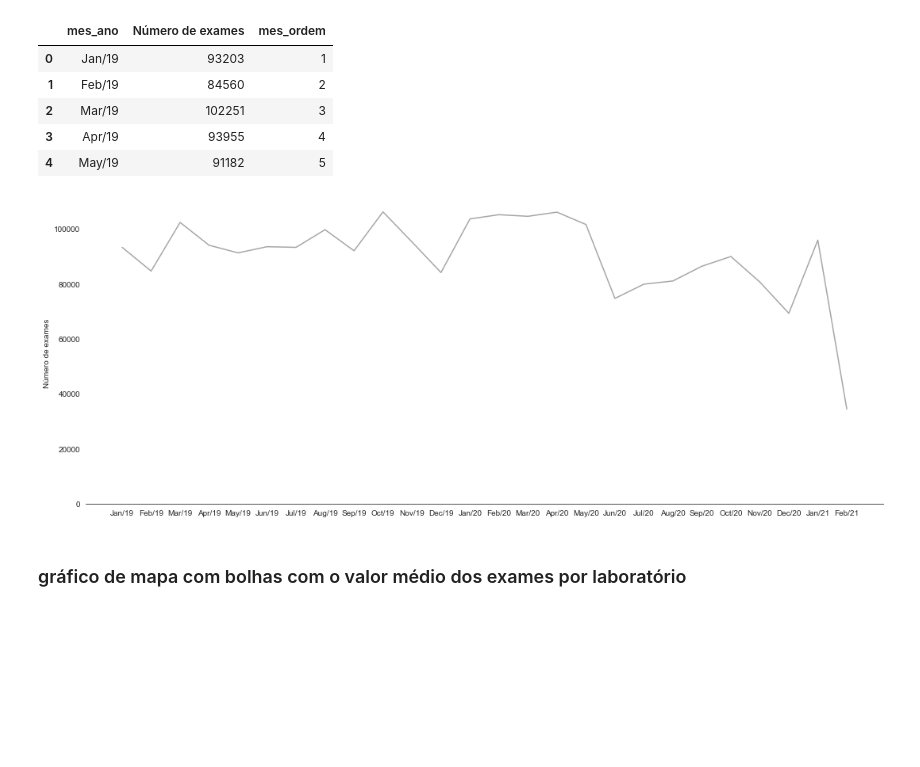
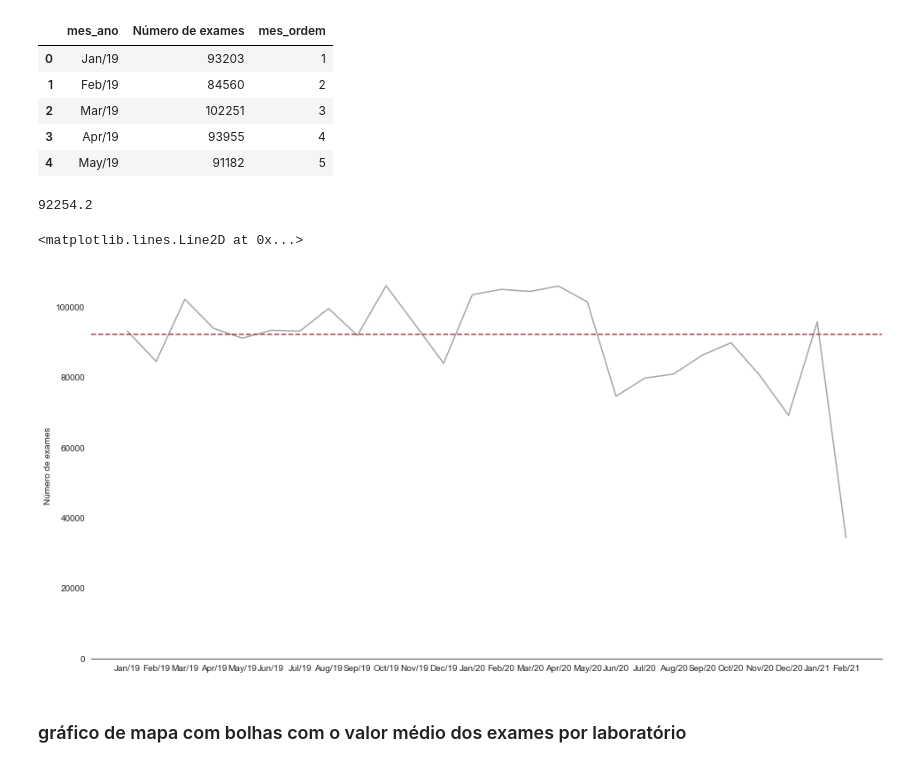
Before and after one commit to leticiafaria7/case-elogroup, a Jupyter notebook: 3_graficos-complementares.ipynb, the cells around one changed output. Cells and saved outputs as stored; diff of their text form; code cells hidden in the pictures; blank space fills up the shorter version.

```diff
--- a/3_graficos-complementares.ipynb
+++ b/3_graficos-complementares.ipynb
@@ -62,21 +62,31 @@ exames_mes2.head()
 | 2 | Mar/19 | 102251 | 3 |
 | 3 | Apr/19 | 93955 | 4 |
 | 4 | May/19 | 91182 | 5 |
+# %%
+# número médio de exames, excluindo fev 2021
+exames_mes2[exames_mes2['mes_ano'] != 'Feb/21']['Número de exames'].mean()
+# %% [output]
+92254.2
 # %%
 # gráfico
 
-plt.figure(figsize = (18, 7))
+plt.figure(figsize = (16, 8))
 sns.set_style('white')
 fig = sns.lineplot(data = exames_mes2, x = 'mes_ano', y = 'Número de exames', color = '#a6a6a6')
 
 # remover o título do eixo x
 fig.set_xlabel('')
 
 fig.set_ylim(0,)
 # remover as bordas do gráfico
 sns.despine(left = True)
+
+
+# adicionar linha vertical em y = média de exames por mês
+plt.axhline(y = 92254.2, linestyle='--', color='#ac3a4e')
 # %% [output]
+<matplotlib.lines.Line2D at 0x...>
-[figure, old version]
+[figure, new version]
 # %% [markdown]
 ### gráfico de mapa com bolhas com o valor médio dos exames por laboratório
 # %%
```
Also changed, not shown: parts of 12 cells of this notebook.
